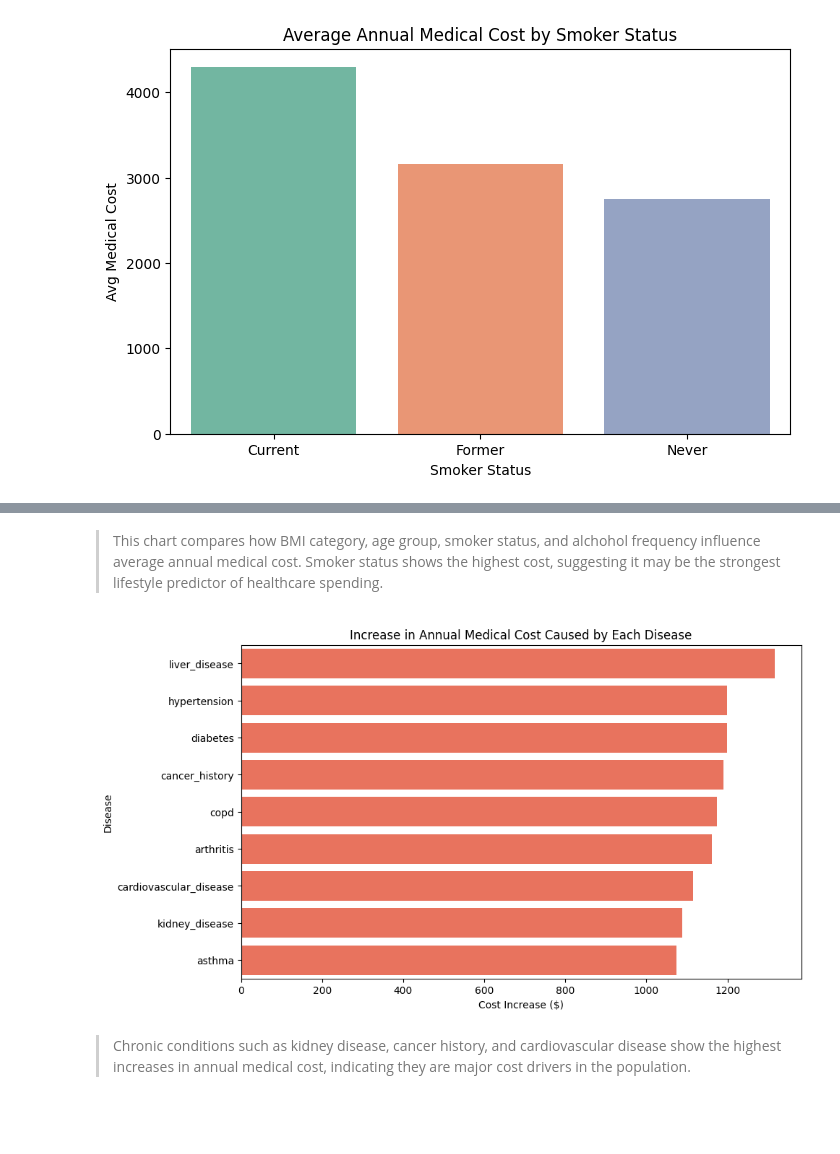
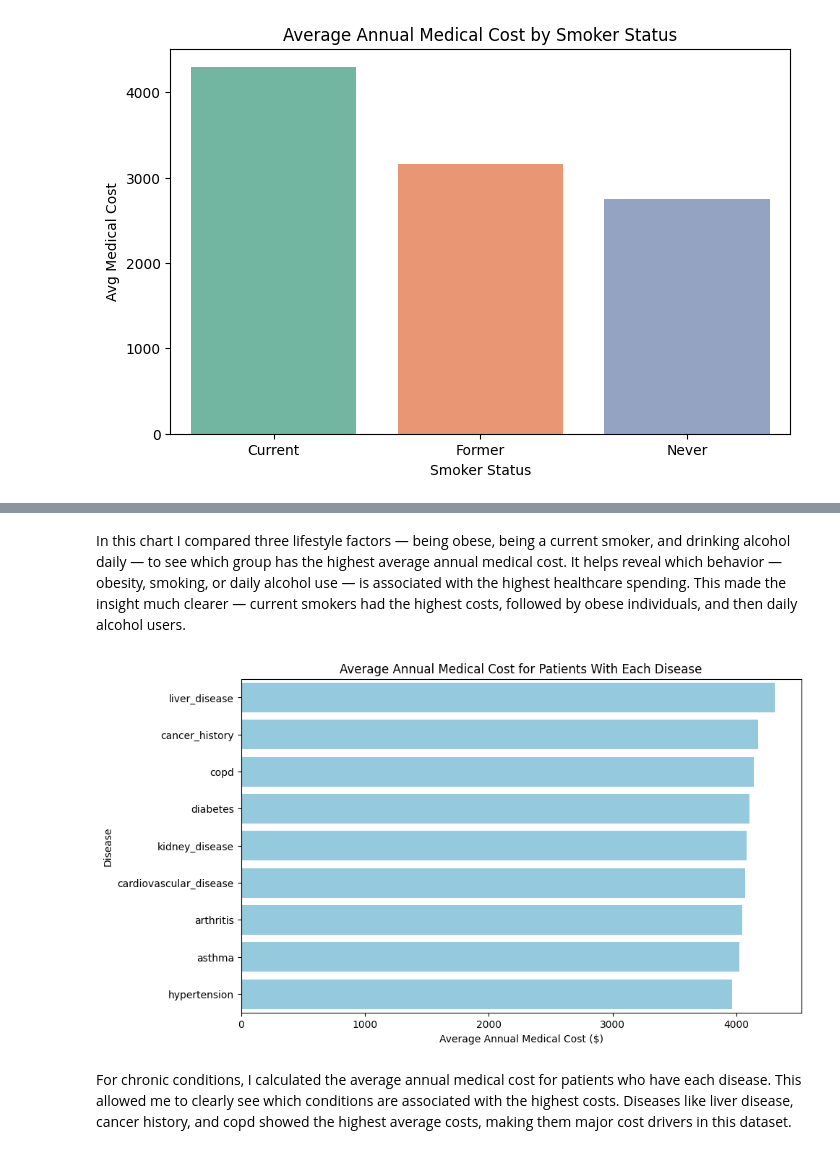
Before and after one commit to ornelagolloshi25/eda-checkpoint, a Jupyter notebook: checkpoint-two.ipynb, the cells around one changed output, grey strips where cells are left out. Saved outputs shown, nothing was run; the diff lists cells and outputs as text; code cells hidden in the pictures; blank space fills up the shorter version.

```diff
--- a/checkpoint-two.ipynb
+++ b/checkpoint-two.ipynb
@@ -274,37 +271,37 @@ plt.show()
-# %% [markdown]
-> This chart compares how BMI category, age group, smoker status, and alchohol frequency influence average annual medical cost. Smoker status shows the highest cost, suggesting it may be the strongest lifestyle predictor of healthcare spending.
+# %% [markdown]
+In this chart I compared three lifestyle factors — being obese, being a current smoker, and drinking alcohol daily — to see which group has the highest average annual medical cost. It helps reveal which behavior — obesity, smoking, or daily alcohol use — is associated with the highest healthcare spending. This made the insight much clearer — current smokers had the highest costs, followed by obese individuals, and then daily alcohol users.
 # %%
-# Step 6: How much does each disease increase the average annual cost?
+# Step 6: What is the Average Annual Medical Cost for each disease?
 
-# Calculate average annual medical cost for patients with and without diabetes
-mean_cost = df.groupby('diabetes')['annual_medical_cost'].mean()
+# I create a list of disease columns
+disease_cols = ['diabetes', 'hypertension', 'asthma', 'arthritis',
+    'cancer_history', 'kidney_disease', 'liver_disease',
+    'cardiovascular_disease', 'copd']
 
-# Create a dictionary of avg costs for each disease (split by 0 = No Disease, 1 = Has Disease)
-disease_means = {
-    col: df.groupby(col)['annual_medical_cost'].mean()
-    for col in disease_cols
-}
+# I create a dictionary of avg costs for patients who have each disease
+disease_avg_cost = {col: df[df[col] == 1]['annual_medical_cost'].mean()
+    for col in disease_cols}
 
-disease_means = pd.DataFrame(disease_means).T
-disease_means.columns = ['No Disease', 'Has Disease']
+# Convert to DataFrame
+disease_avg_cost = pd.DataFrame.from_dict(
+    disease_avg_cost, orient='index', columns=['Avg Annual Cost']
+).sort_values('Avg Annual Cost', ascending=False)
 
-disease_means['Difference'] = disease_means['Has Disease'] - disease_means['No Disease']
-disease_means.sort_values('Difference', ascending=False, inplace=True)
-
+# I create the plot for visualization
 plt.figure(figsize=(10,6))
 sns.barplot(
-    x=disease_means['Difference'],
-    y=disease_means.index,
-    color='tomato',
- )
-plt.title("Increase in Annual Medical Cost Caused by Each Disease")
-plt.xlabel("Cost Increase ($)")
+    x=disease_avg_cost['Avg Annual Cost'],
+    y=disease_avg_cost.index,
+    color='skyblue')
+
+plt.title("Average Annual Medical Cost for Patients With Each Disease")
+plt.xlabel("Average Annual Medical Cost ($)")
 plt.ylabel("Disease")
 plt.show()
 # %% [output]
-[figure, old version]
+[figure, new version]
-# %% [markdown]
-> Chronic conditions such as kidney disease, cancer history, and cardiovascular disease show the highest increases in annual medical cost, indicating they are major cost drivers in the population.
+# %% [markdown]
+For chronic conditions, I calculated the average annual medical cost for patients who have each disease. This allowed me to clearly see which conditions are associated with the highest costs. Diseases like liver disease, cancer history, and copd showed the highest average costs, making them major cost drivers in this dataset.
 # %% [markdown]
 ## Summarize Your Results
 
```
Also changed, not shown: parts of 10 cells of this notebook.
